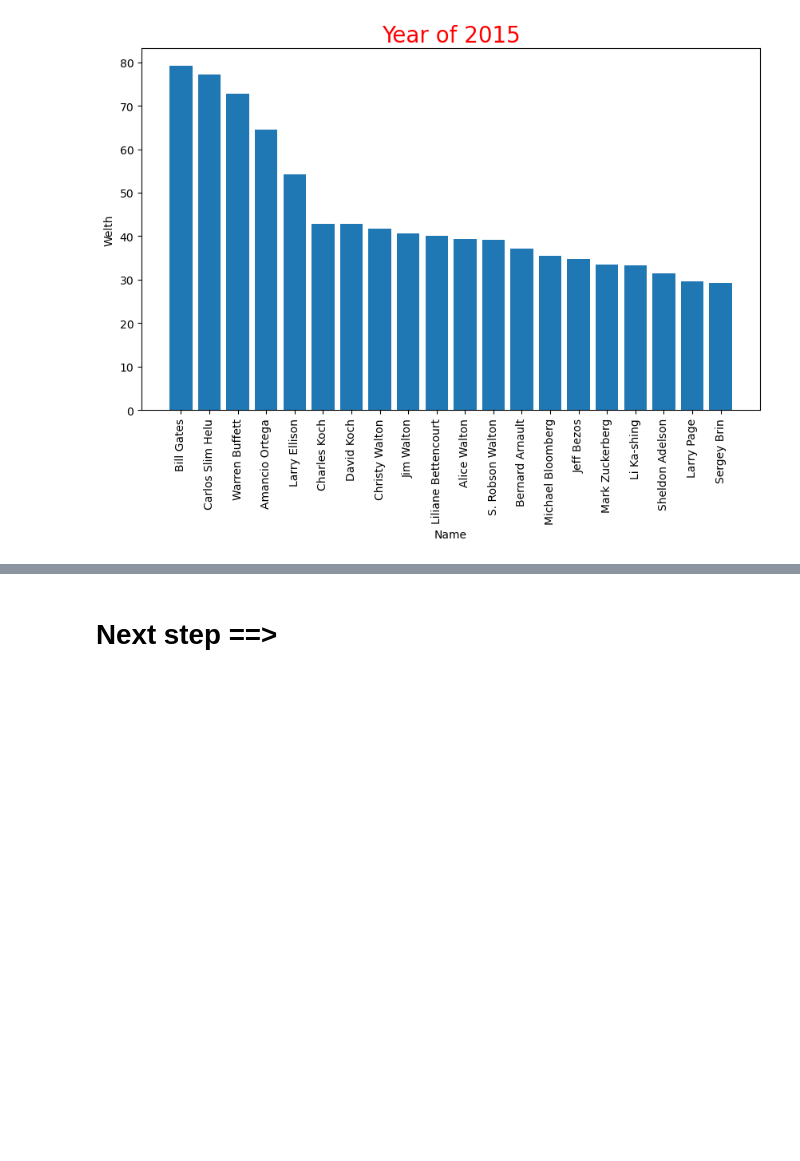
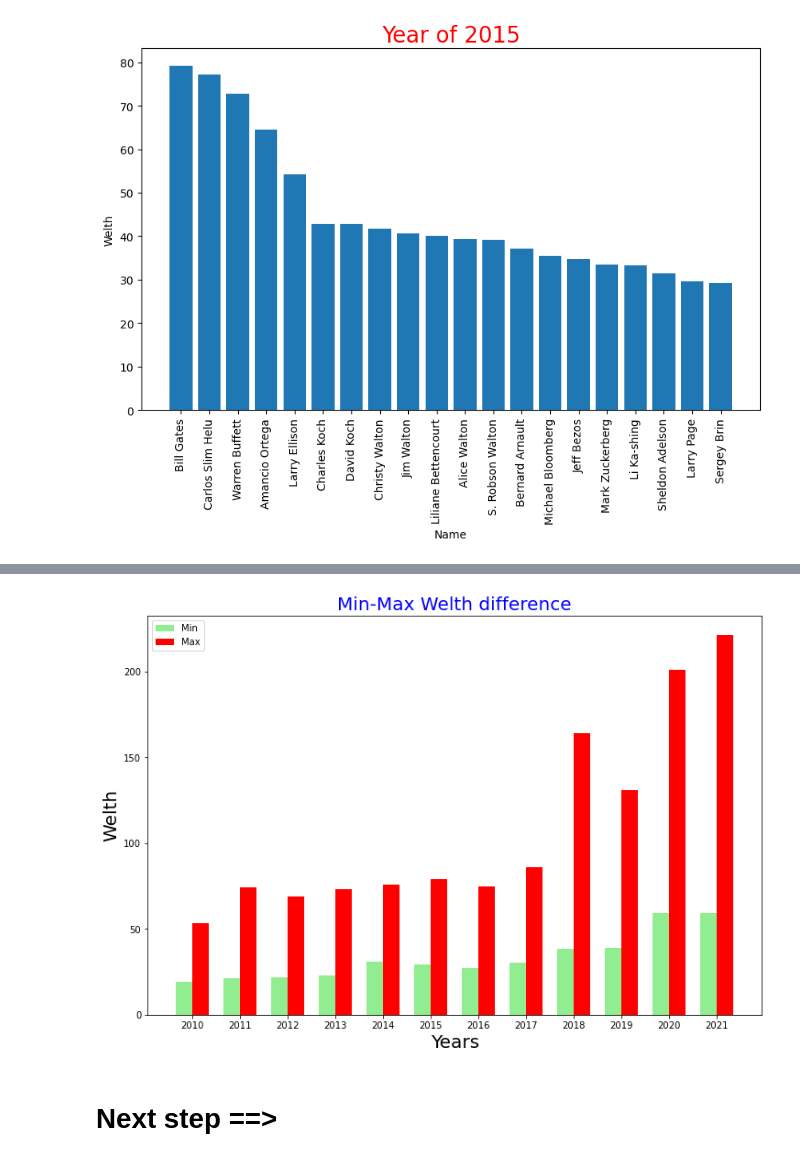
Before and after one commit to ArthasEdit/Project-for-Python, a Jupyter notebook: simple.ipynb, the cells around one changed output, grey strips where cells are left out. Saved outputs shown, nothing was run; the diff lists cells and outputs as text; code cells hidden in the pictures; blank space fills up the shorter version.

```diff
--- a/simple.ipynb
+++ b/simple.ipynb
@@ -219,2 +201,25 @@ plt.show()
+# %%
+labels = ['2010', '2011', '2012', '2013', '2014', '2015', '2016', '2017', '2018', '2019', '2020', '2021']
+mnx(ls)
+mnn = a
+mxx = b
+
+x = np.arange(len(labels))
+width = 0.35
+
+fig, ax = plt.subplots(figsize=(12, 8))
+rects1 = ax.bar(x - width/2, mnn, width, label='Min', color='lightgreen')
+rects2 = ax.bar(x + width/2, mxx, width, label='Max', color='red')
+
+ax.set_ylabel('Welth', size=20)
+ax.set_title('Min-Max Welth difference', size=20, color='blue')
+ax.set_xticks(x)
+ax.set_xticklabels(labels)
+ax.set_xlabel('Years', size=20)
+ax.legend()
+
+plt.show()
+# %% [output]
+[figure, added]
 # %% [markdown]
 # Next step ==>
```
Also changed, not shown: parts of 9 cells of this notebook.
